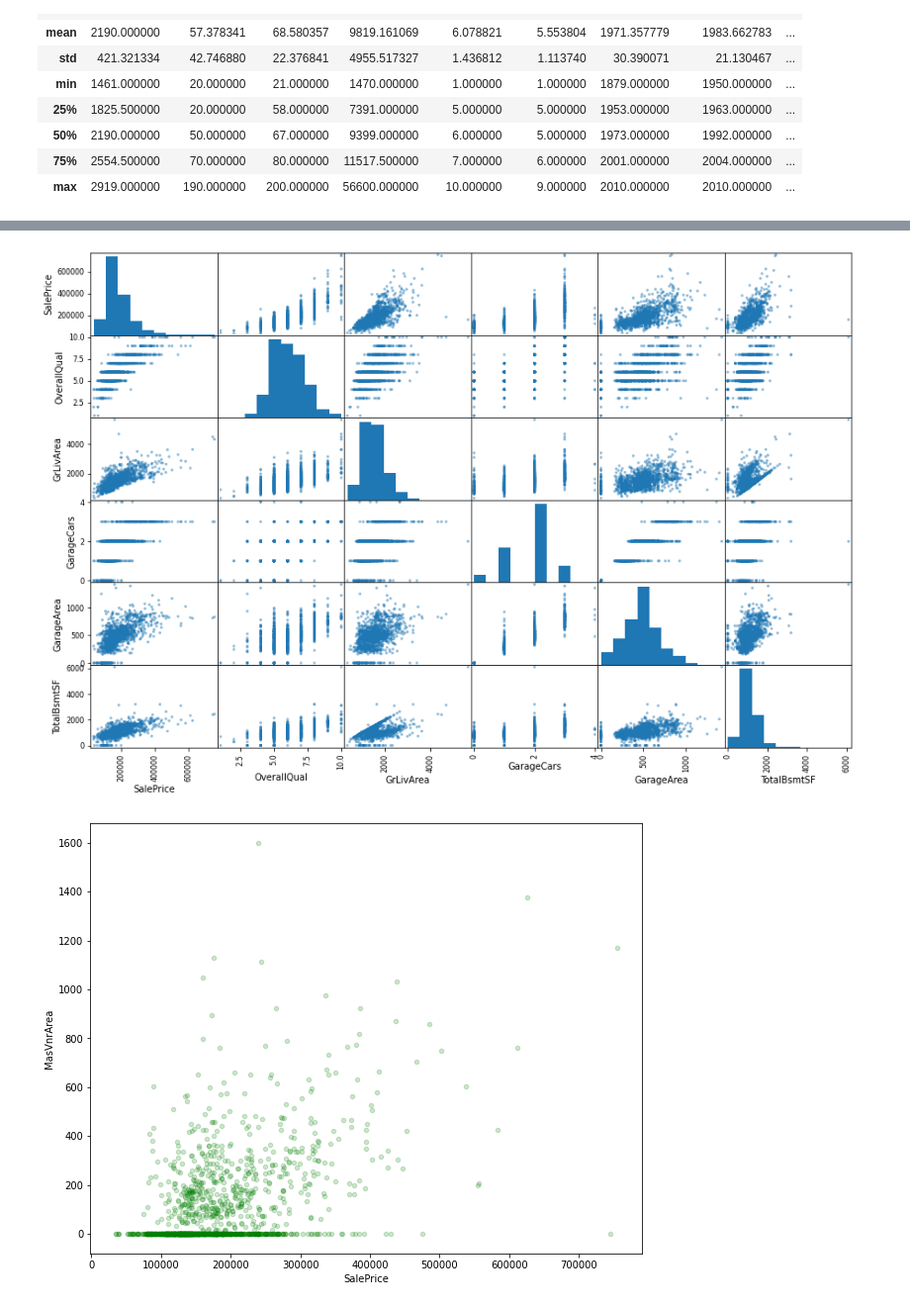
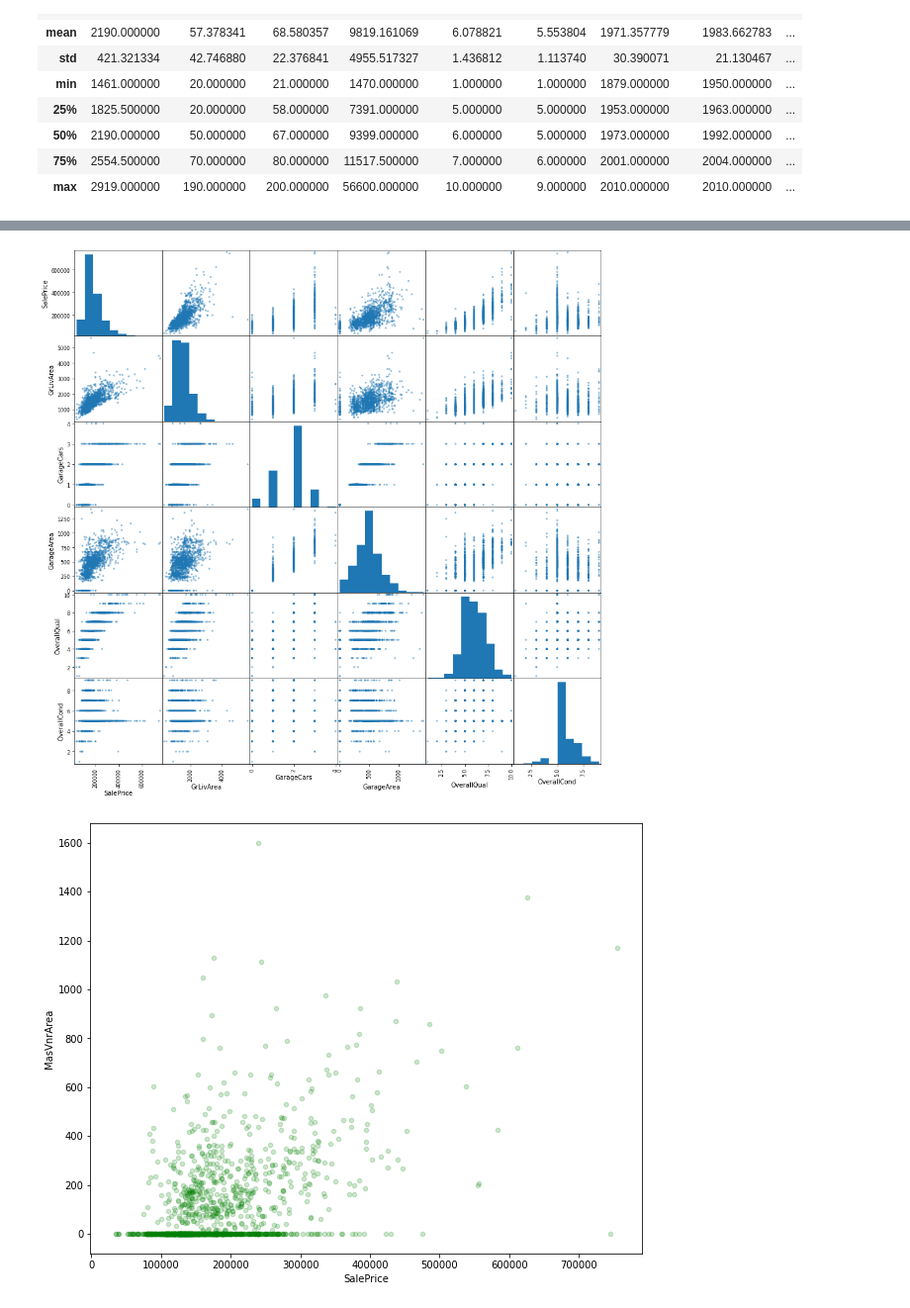
Before and after one commit to Kate5-7-2021/Kate_INFO5731_Spring2021, a Jupyter notebook: Copy_of_INFO5731_Assignment_Four_1.ipynb, the cells around one changed output, grey strips where cells are left out. Shown at 99% size. Saved outputs shown, nothing was run; the diff lists cells and outputs as text; code cells hidden in the pictures.

```diff
--- a/Copy_of_INFO5731_Assignment_Four_1.ipynb
+++ b/Copy_of_INFO5731_Assignment_Four_1.ipynb
@@ -567,10 +569,10 @@ plt.show()
 # %%
 #from pandas.plotting import scatter_matrix
-attributes = ["SalePrice", "OverallQual", "GrLivArea", "GarageCars", 'GarageArea', 'TotalBsmtSF']
-scatter_matrix(df_train[attributes], figsize=(15, 10))
+attributes = ['SalePrice', 'GrLivArea', 'GarageCars', 'GarageArea', 'OverallQual','OverallCond']
+scatter_matrix(df_train[attributes], figsize=(15, 15))
 plt.savefig('matrix.png')
 # %% [output]
-[figure, old version]
+[figure, new version]
 # %%
 df_train.plot(kind="scatter", x="SalePrice", y="MasVnrArea", alpha=0.2, figsize=(10,8),
     c="green")
```
Also changed, not shown: parts of 16 cells of this notebook.
